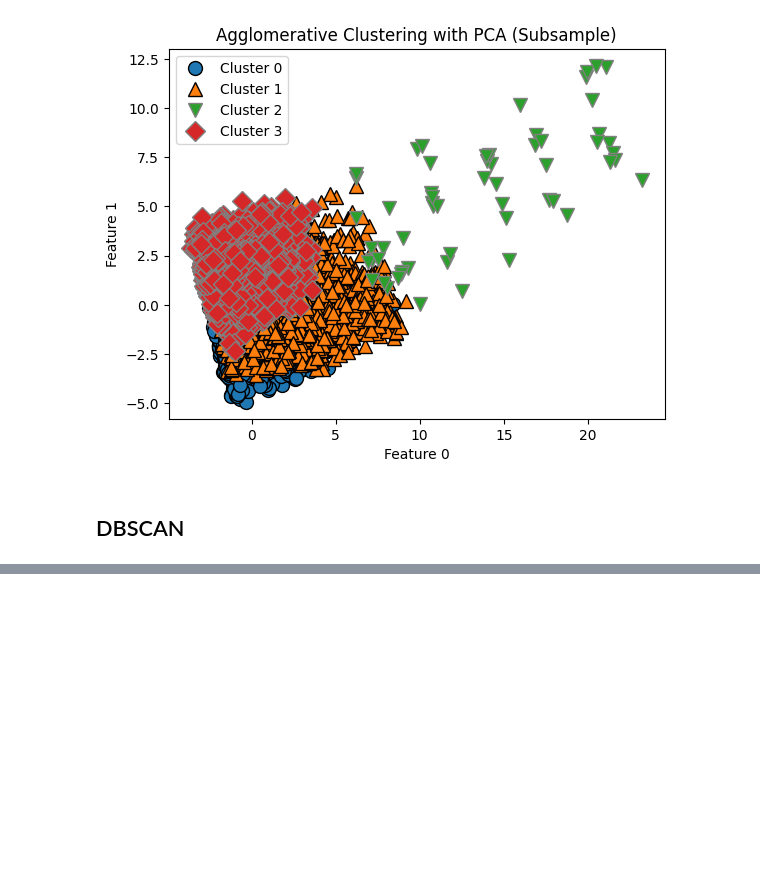
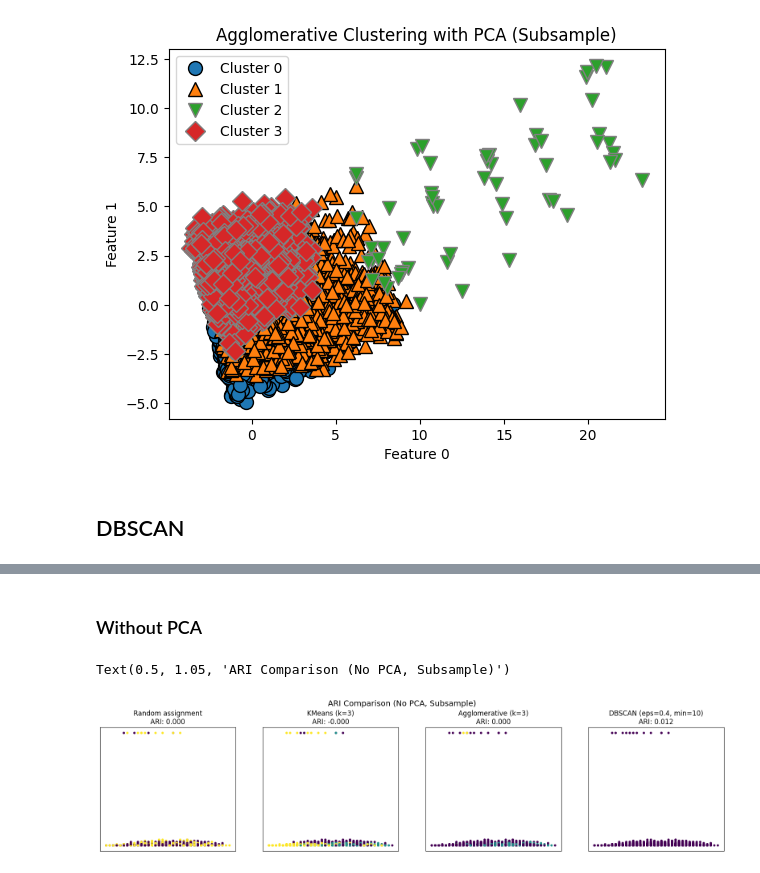
Before and after one commit to stephaniediamond3/DATA71200, a Jupyter notebook: Project_3.ipynb, the cells around one changed output, grey strips where cells are left out. Cells and saved outputs as stored; diff of their text form; code cells hidden in the pictures; blank space fills up the shorter version.

```diff
--- a/Project_3.ipynb
+++ b/Project_3.ipynb
@@ -387,0 +431,34 @@ Text(0, 0.5, 'Feature 1')
+# %% [markdown]
+### Without PCA
+# %%
+from sklearn.metrics.cluster import adjusted_rand_score
+
+fig, axes = plt.subplots(1, 4, figsize=(20, 4),
+                         subplot_kw={'xticks': (), 'yticks': ()})
+
+# make a list of algorithms to use
+algorithms = [
+    ("KMeans (k=3)", KMeans(n_clusters=3, n_init=10, random_state=66)),
+    ("Agglomerative (k=3)", AgglomerativeClustering(n_clusters=3)),
+    ("DBSCAN (eps=0.4, min=10)", DBSCAN(eps=0.4, min_samples=10)),
+]
+
+# create a random cluster assignment for reference
+random_state = np.random.RandomState(seed=66)
+random_clusters = random_state.randint(low=0, high=2, size=len(sub_val))
+
+# plot random assignment
+axes[0].scatter(sub_val[:, 0], sub_val[:, 1], c=random_clusters, s=10)
+axes[0].set_title("Random assignment\nARI: {:.3f}".format(
+    adjusted_rand_score(y_sub, random_clusters)))
+
+for ax, (name, algorithm) in zip(axes[1:], algorithms):
+    # plot the cluster assignments and cluster centers
+    clusters = algorithm.fit_predict(sub_val)
+    ax.scatter(sub_val[:, 0], sub_val[:, 1], c=clusters, s=10)
+    ax.set_title("{}\nARI: {:.3f}".format(name, adjusted_rand_score(y_sub, clusters)))
+
+fig.suptitle("ARI Comparison (No PCA, Subsample)", y=1.05, fontsize=14)
+# %% [output]
+Text(0.5, 1.05, 'ARI Comparison (No PCA, Subsample)')
+[figure, added]
```
Also changed, not shown: parts of 19 cells of this notebook.
